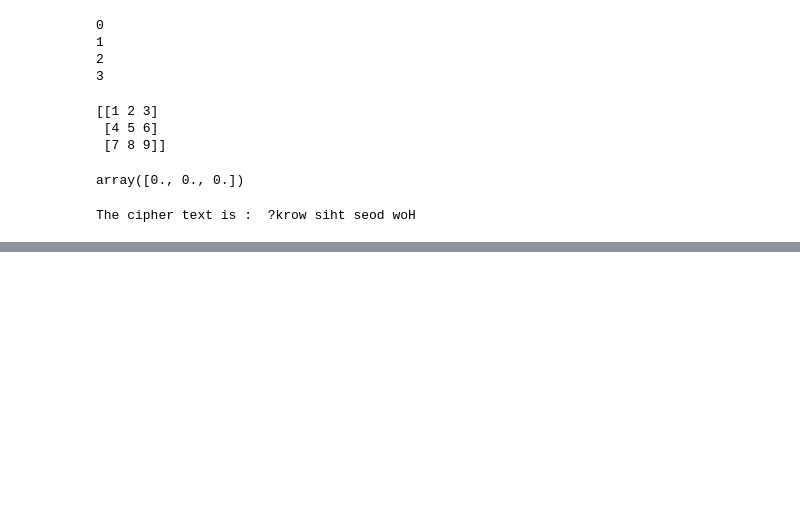
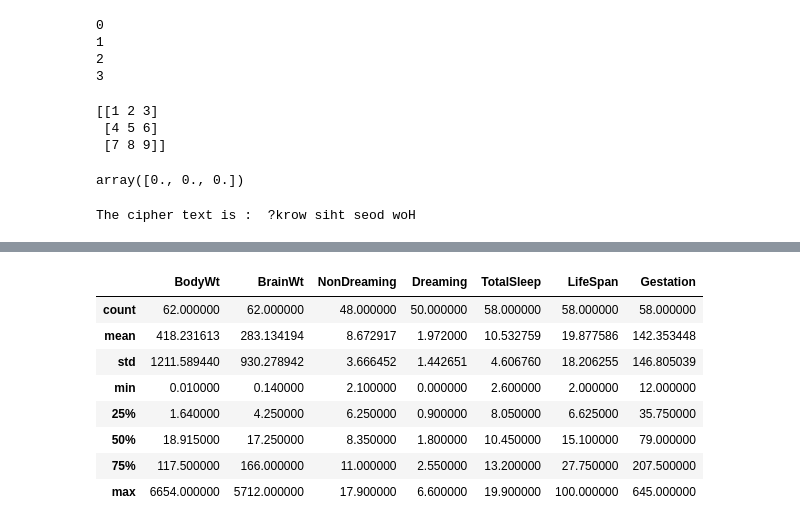
Before and after one commit to thomas-cares/data-pt-ber-08-20, a Jupyter notebook: practice/codealong.ipynb, the cells around one changed output, grey strips where cells are left out. Cells and saved outputs as stored; diff of their text form; code cells hidden in the pictures; blank space fills up the shorter version.

```diff
--- a/practice/codealong.ipynb
+++ b/practice/codealong.ipynb
@@ -760,0 +509,13 @@ SyntaxError: invalid syntax (<ipython-input-143-6d1445f207ff>, line 2)
+# %%
+#COOLE FUNKTION FÜR DATAFRAME
+animals.describe()
+# %% [output]
+|  | BodyWt | BrainWt | NonDreaming | Dreaming | TotalSleep | LifeSpan | Gestation |
+| count | 62.000000 | 62.000000 | 48.000000 | 50.000000 | 58.000000 | 58.000000 | 58.000000 |
+| mean | 418.231613 | 283.134194 | 8.672917 | 1.972000 | 10.532759 | 19.877586 | 142.353448 |
+| std | 1211.589440 | 930.278942 | 3.666452 | 1.442651 | 4.606760 | 18.206255 | 146.805039 |
+| min | 0.010000 | 0.140000 | 2.100000 | 0.000000 | 2.600000 | 2.000000 | 12.000000 |
+| 25% | 1.640000 | 4.250000 | 6.250000 | 0.900000 | 8.050000 | 6.625000 | 35.750000 |
+| 50% | 18.915000 | 17.250000 | 8.350000 | 1.800000 | 10.450000 | 15.100000 | 79.000000 |
+| 75% | 117.500000 | 166.000000 | 11.000000 | 2.550000 | 13.200000 | 27.750000 | 207.500000 |
+| max | 6654.000000 | 5712.000000 | 17.900000 | 6.600000 | 19.900000 | 100.000000 | 645.000000 |
```
Also changed, not shown: parts of 64 cells of this notebook, 5 other files.
